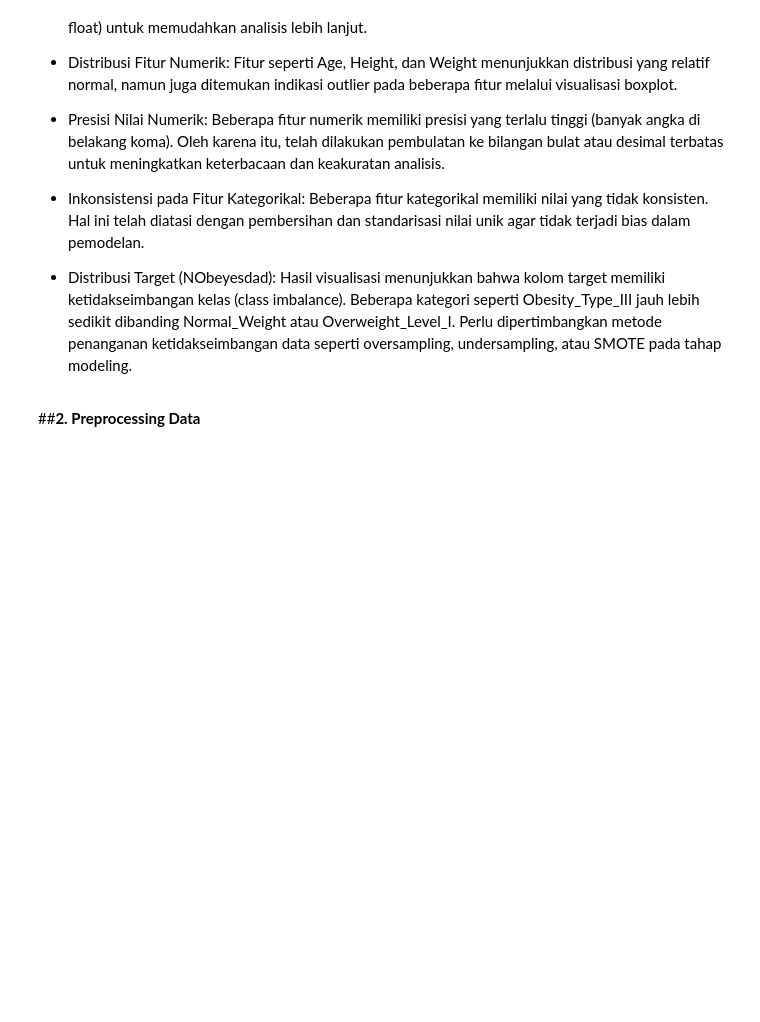
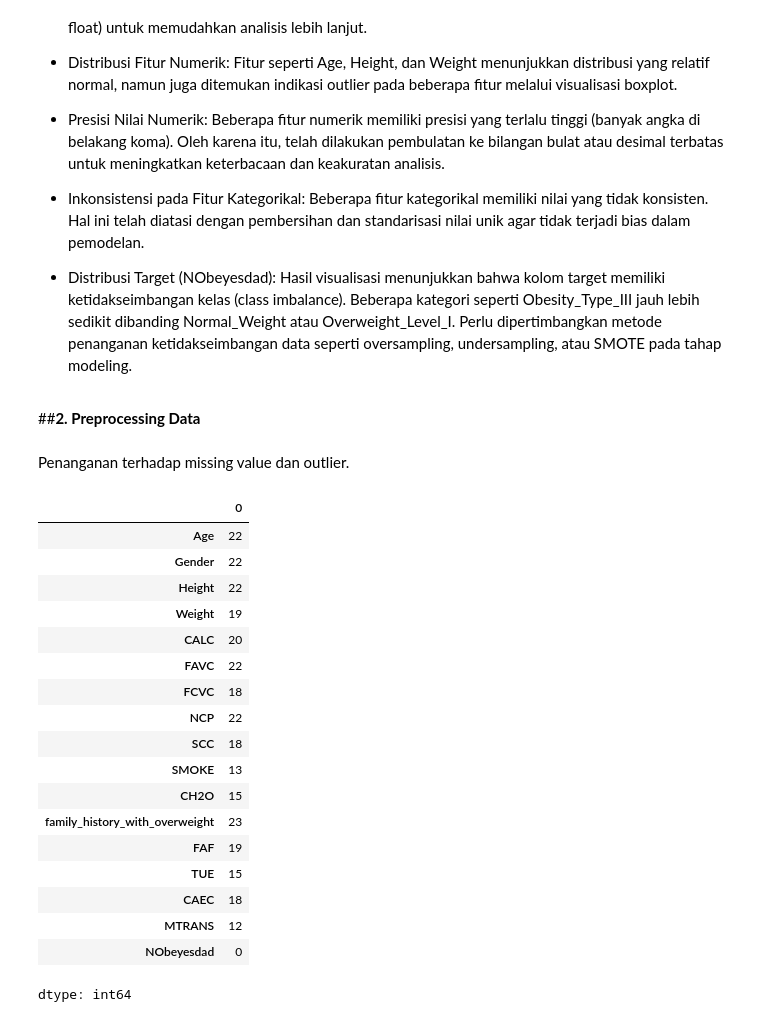
Before and after one commit to Anggita2604/Capstone_UAS_Anggi, a Jupyter notebook: Capstone_UAS_Anggi.ipynb, the cells around one changed output. Cells and saved outputs as stored; diff of their text form; code cells hidden in the pictures; blank space fills up the shorter version.

```diff
--- a/Capstone_UAS_Anggi.ipynb
+++ b/Capstone_UAS_Anggi.ipynb
@@ -444,3 +444,28 @@ Passing `palette` without assigning `hue` is deprecated and will be removed in v
 - Distribusi Target (NObeyesdad): Hasil visualisasi menunjukkan bahwa kolom target memiliki ketidakseimbangan kelas (class imbalance). Beberapa kategori seperti Obesity_Type_III jauh lebih sedikit dibanding Normal_Weight atau Overweight_Level_I. Perlu dipertimbangkan metode penanganan ketidakseimbangan data seperti oversampling, undersampling, atau SMOTE pada tahap modeling.
 # %% [markdown]
 ##**2. Preprocessing Data**
+# %% [markdown]
+Penanganan terhadap missing value dan outlier.
+# %%
+# Cek ulang missing values
+df.isnull().sum()
+# %% [output]
+|  | 0 |
+| Age | 22 |
+| Gender | 22 |
+| Height | 22 |
+| Weight | 19 |
+| CALC | 20 |
+| FAVC | 22 |
+| FCVC | 18 |
+| NCP | 22 |
+| SCC | 18 |
+| SMOKE | 13 |
+| CH2O | 15 |
+| family_history_with_overweight | 23 |
+| FAF | 19 |
+| TUE | 15 |
+| CAEC | 18 |
+| MTRANS | 12 |
+| NObeyesdad | 0 |
+dtype: int64
```
Also changed, not shown: parts of 20 cells of this notebook.
